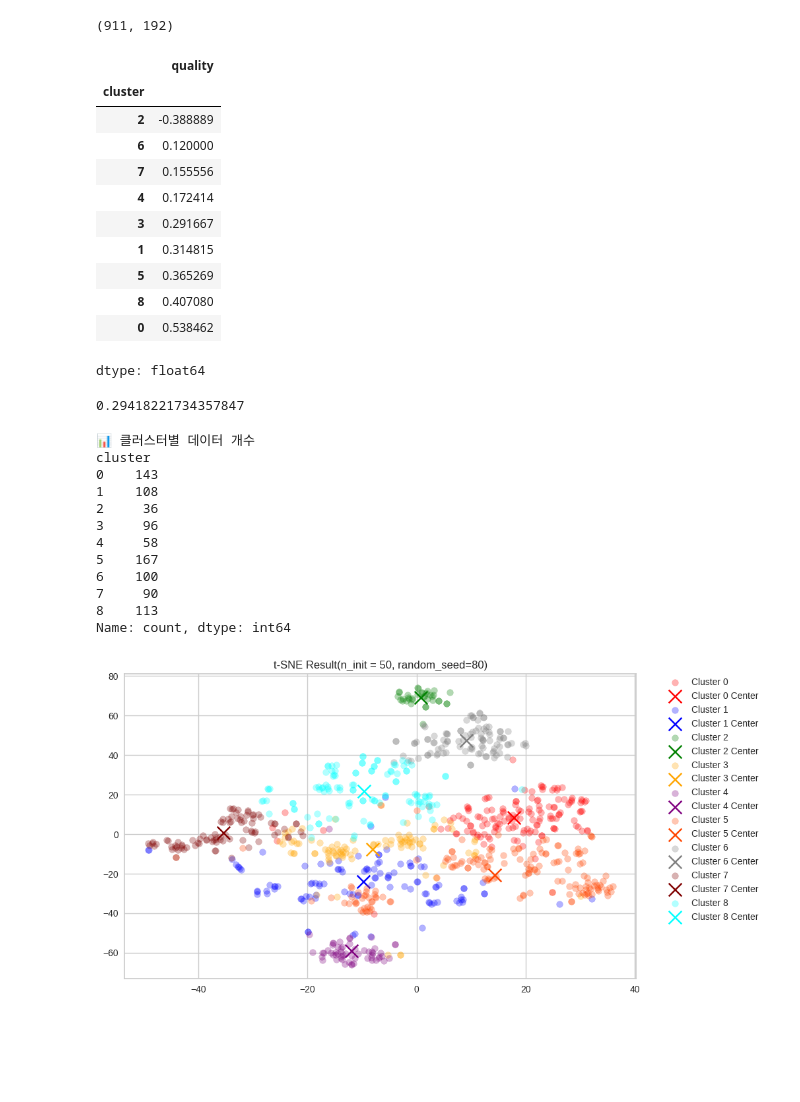
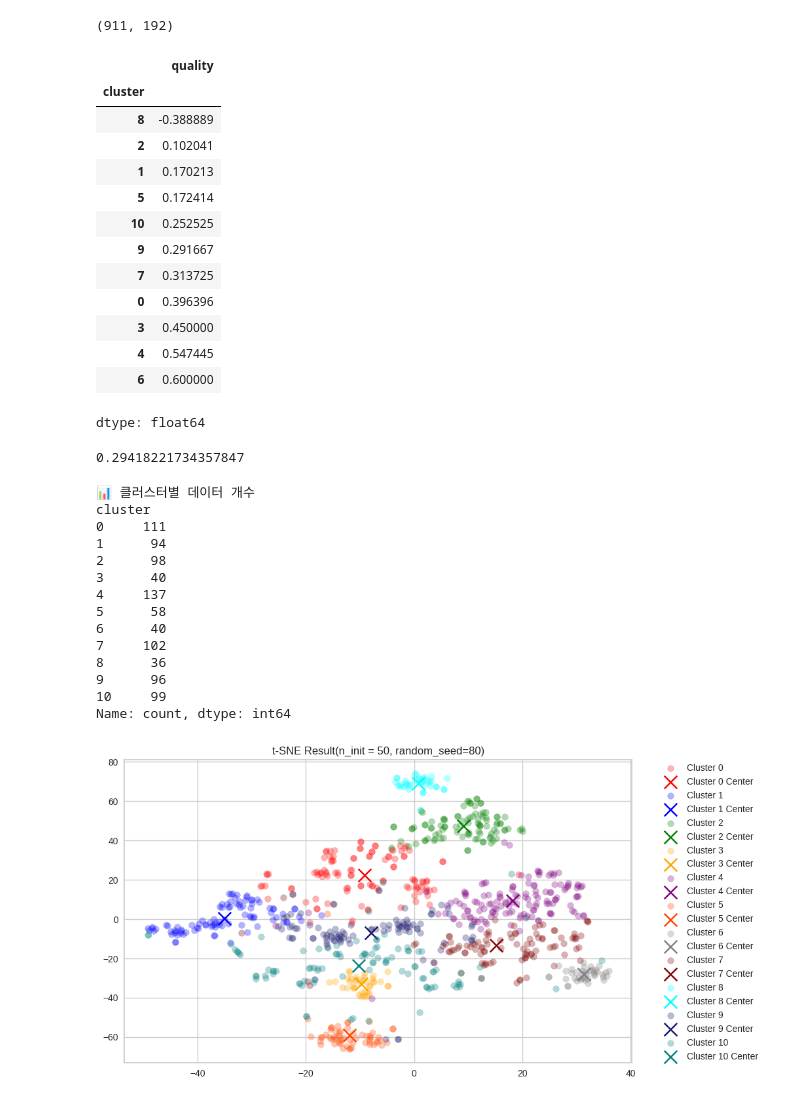
Before and after one commit to Hannah1011/llm-response-clustering, a Jupyter notebook: kmeans_experiment_merged_data.ipynb, the cells around one changed output. Cells and saved outputs as stored; diff of their text form; code cells hidden in the pictures; blank space fills up the shorter version.

```diff
--- a/kmeans_experiment_merged_data.ipynb
+++ b/kmeans_experiment_merged_data.ipynb
@@ -37,7 +37,7 @@ matrix.shape
 # %% [output]
 (911, 192)
 # %%
-optimal_clusters =9
+optimal_clusters =11
 # # 정규화 사용한 kmeans
 # scaler = StandardScaler()
 # matrix = scaler.fit_transform(matrix)
@@ -50,15 +50,17 @@ df.groupby("cluster").quality.mean().sort_values()
 # %% [output]
 |  | quality |
 | cluster |  |
-| 2 | -0.388889 |
-| 6 | 0.120000 |
-| 7 | 0.155556 |
-| 4 | 0.172414 |
-| 3 | 0.291667 |
-| 1 | 0.314815 |
-| 5 | 0.365269 |
-| 8 | 0.407080 |
-| 0 | 0.538462 |
+| 8 | -0.388889 |
+| 2 | 0.102041 |
+| 1 | 0.170213 |
+| 5 | 0.172414 |
+| 10 | 0.252525 |
+| 9 | 0.291667 |
+| 7 | 0.313725 |
+| 0 | 0.396396 |
+| 3 | 0.450000 |
+| 4 | 0.547445 |
+| 6 | 0.600000 |
 dtype: float64
 # %%
 df['quality'].mean()
@@ -91,45 +93,47 @@ print(cluster_counts)
 # %% [output]
 📊 클러스터별 데이터 개수
 cluster
-0    143
-1    108
-2     36
-3     96
-4     58
-5    167
-6    100
-7     90
-8    113
+0     111
+1      94
+2      98
+3      40
+4     137
+5      58
+6      40
+7     102
+8      36
+9      96
+10     99
 Name: count, dtype: int64
 # %%
 # t-SNE visualization (Ref : https://cookbook.openai.com/examples/clustering)
 tsne = TSNE(n_components=2, perplexity=25, random_state=42, init="random", learning_rate= 300)
 vis_dims2 = tsne.fit_transform(matrix)
 x = [x for x, y in vis_dims2]
 y = [y for x, y in vis_dims2]
 
 # vis_dims3 = tsne.fit_transform(matrix)
 # x = [x for x, y, z in vis_dims3]
 # y = [y for x, y, z in vis_dims3]
 # z = [y for x, y, z in vis_dims3]
 plt.figure(figsize=(10, 6))
 
-colors = ["red", "blue", "green", "orange", "purple", "orangered", "gray", "maroon", "cyan"]#,"midnightblue", "teal"]
+colors = ["red", "blue", "green", "orange", "purple", "orangered", "gray", "maroon", "cyan","midnightblue", "teal"]
 for category, color in enumerate(colors):
     xs = np.array(x)[df.cluster == category]
     ys = np.array(y)[df.cluster == category]
     plt.scatter(xs, ys, color=color, alpha=0.3, label=f"Cluster {category}")
 
     avg_x = xs.mean()
     avg_y = ys.mean()
 
     plt.scatter(avg_x, avg_y, marker="x", color=color, s=200, label=f"Cluster {category} Center")
 
 plt.title("t-SNE Result(n_init = 50, random_seed=80)")
 plt.legend(loc="upper left", bbox_to_anchor=(1.05, 1), borderaxespad=0.)
 plt.show()
 # %% [output]
-[figure, old version]
+[figure, new version]
 # %%
 cluster_avg_quality = df.groupby("cluster").quality.mean().reset_index()
 cluster_avg_quality.columns = ["cluster", "cluster_avg_quality"]
```
Also changed, not shown: parts of 1 cell of this notebook.
